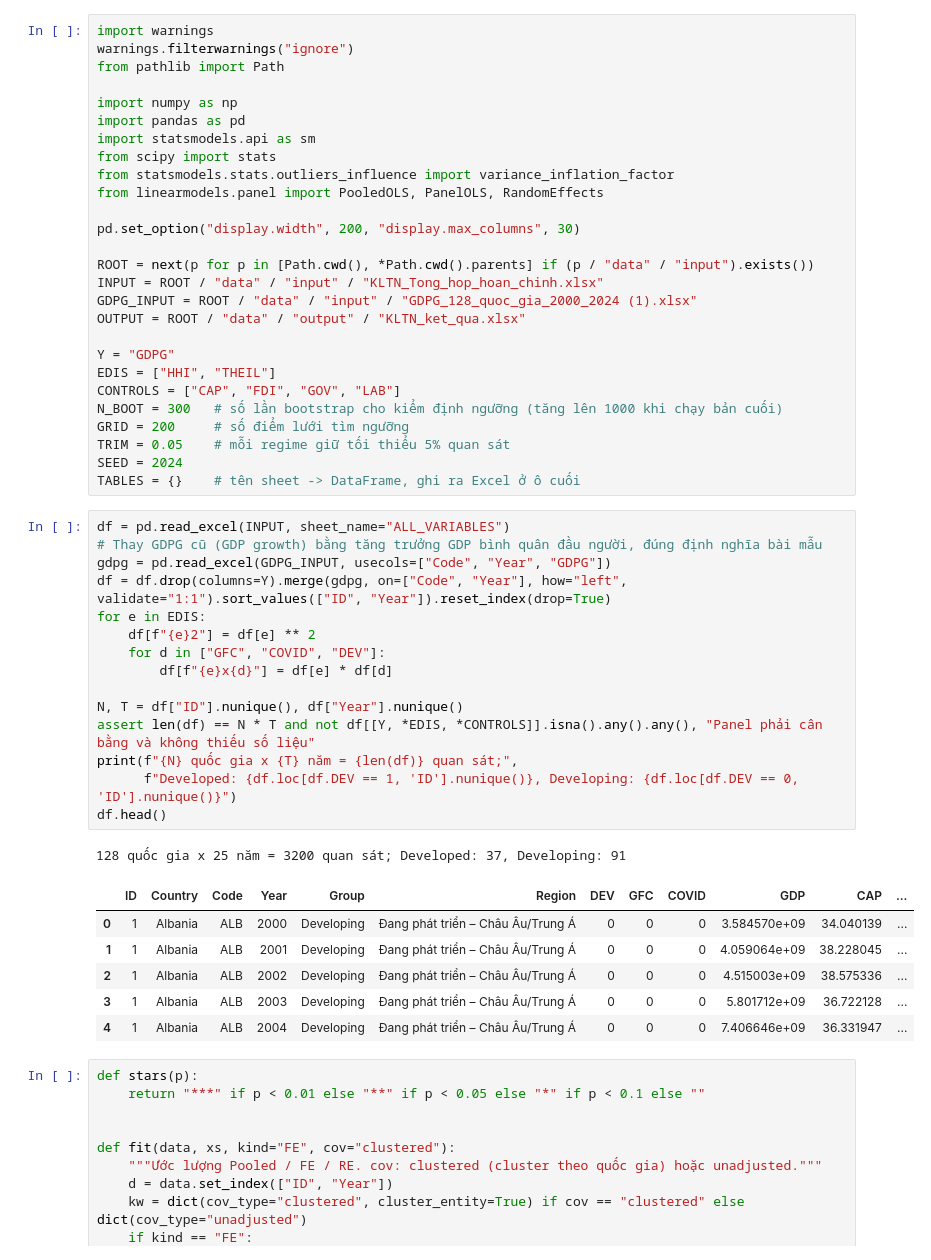
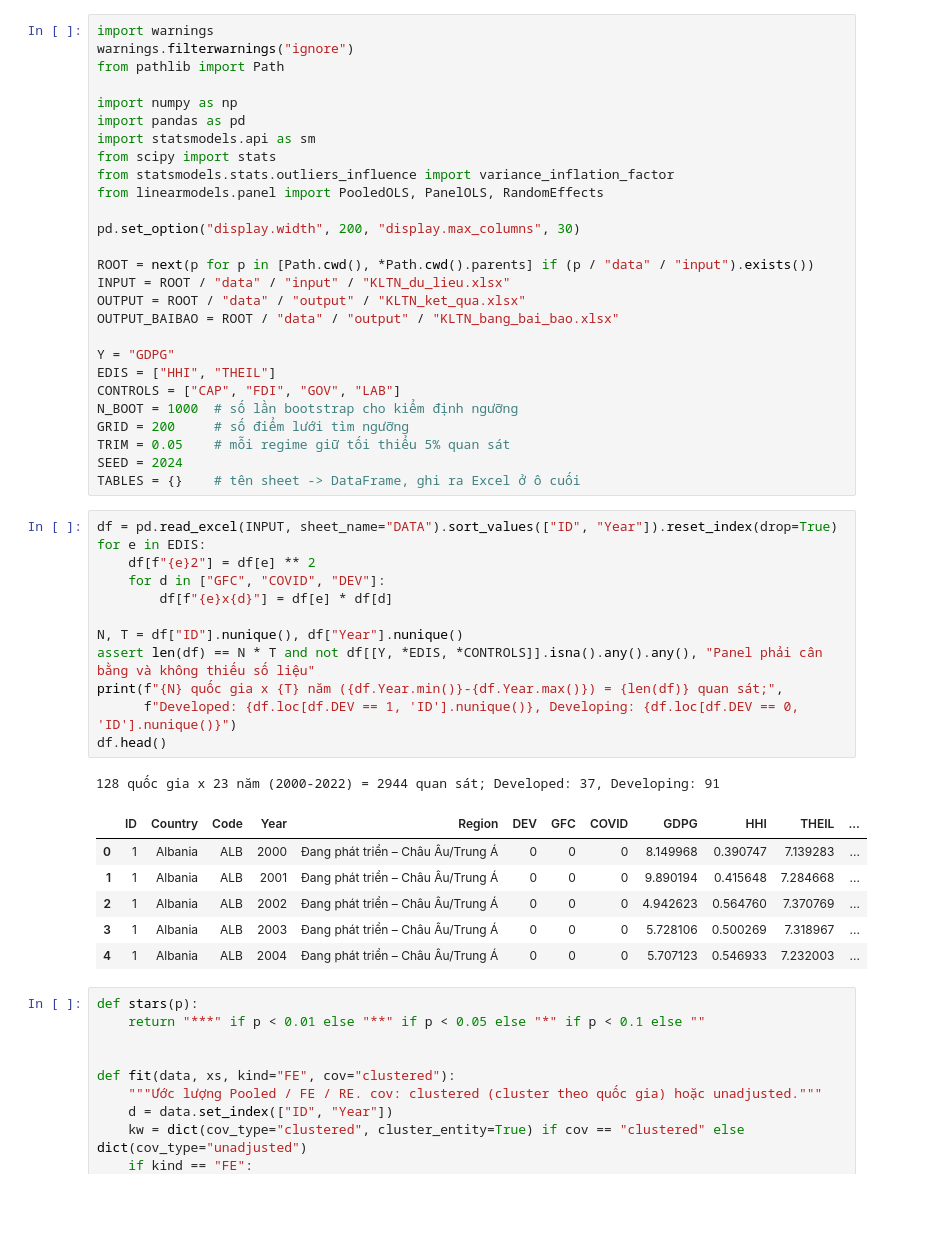
Before and after one commit to brozic-ai/kltn-gdp-analysis, a Jupyter notebook: jupiter_notebook/KLTN_phan_tich_data.ipynb, the cells around one changed output. Cells and saved outputs as stored; diff of their text form; blank space fills up the shorter version.

```diff
--- a/jupiter_notebook/KLTN_phan_tich_data.ipynb
+++ b/jupiter_notebook/KLTN_phan_tich_data.ipynb
@@ -21,41 +26,38 @@ from linearmodels.panel import PooledOLS, PanelOLS, RandomEffects
 pd.set_option("display.width", 200, "display.max_columns", 30)
 
 ROOT = next(p for p in [Path.cwd(), *Path.cwd().parents] if (p / "data" / "input").exists())
-INPUT = ROOT / "data" / "input" / "KLTN_Tong_hop_hoan_chinh.xlsx"
-GDPG_INPUT = ROOT / "data" / "input" / "GDPG_128_quoc_gia_2000_2024 (1).xlsx"
+INPUT = ROOT / "data" / "input" / "KLTN_du_lieu.xlsx"
 OUTPUT = ROOT / "data" / "output" / "KLTN_ket_qua.xlsx"
+OUTPUT_BAIBAO = ROOT / "data" / "output" / "KLTN_bang_bai_bao.xlsx"
 
 Y = "GDPG"
 EDIS = ["HHI", "THEIL"]
 CONTROLS = ["CAP", "FDI", "GOV", "LAB"]
-N_BOOT = 300   # số lần bootstrap cho kiểm định ngưỡng (tăng lên 1000 khi chạy bản cuối)
+N_BOOT = 1000  # số lần bootstrap cho kiểm định ngưỡng
 GRID = 200     # số điểm lưới tìm ngưỡng
 TRIM = 0.05    # mỗi regime giữ tối thiểu 5% quan sát
 SEED = 2024
 TABLES = {}    # tên sheet -> DataFrame, ghi ra Excel ở ô cuối
 # %%
-df = pd.read_excel(INPUT, sheet_name="ALL_VARIABLES")
-# Thay GDPG cũ (GDP growth) bằng tăng trưởng GDP bình quân đầu người, đúng định nghĩa bài mẫu
-gdpg = pd.read_excel(GDPG_INPUT, usecols=["Code", "Year", "GDPG"])
-df = df.drop(columns=Y).merge(gdpg, on=["Code", "Year"], how="left", validate="1:1").sort_values(["ID", "Year"]).reset_index(drop=True)
+df = pd.read_excel(INPUT, sheet_name="DATA").sort_values(["ID", "Year"]).reset_index(drop=True)
 for e in EDIS:
     df[f"{e}2"] = df[e] ** 2
     for d in ["GFC", "COVID", "DEV"]:
         df[f"{e}x{d}"] = df[e] * df[d]
 
 N, T = df["ID"].nunique(), df["Year"].nunique()
 assert len(df) == N * T and not df[[Y, *EDIS, *CONTROLS]].isna().any().any(), "Panel phải cân bằng và không thiếu số liệu"
-print(f"{N} quốc gia x {T} năm = {len(df)} quan sát;",
+print(f"{N} quốc gia x {T} năm ({df.Year.min()}-{df.Year.max()}) = {len(df)} quan sát;",
       f"Developed: {df.loc[df.DEV == 1, 'ID'].nunique()}, Developing: {df.loc[df.DEV == 0, 'ID'].nunique()}")
 df.head()
 # %% [output]
-128 quốc gia x 25 năm = 3200 quan sát; Developed: 37, Developing: 91
+128 quốc gia x 23 năm (2000-2022) = 2944 quan sát; Developed: 37, Developing: 91
-|  | ID | Country | Code | Year | Group | Region | DEV | GFC | COVID | GDP | CAP | ... |
-| 0 | 1 | Albania | ALB | 2000 | Developing | Đang phát triển – Châu Âu/Trung Á | 0 | 0 | 0 | 3.584570e+09 | 34.040139 | ... |
-| 1 | 1 | Albania | ALB | 2001 | Developing | Đang phát triển – Châu Âu/Trung Á | 0 | 0 | 0 | 4.059064e+09 | 38.228045 | ... |
-| 2 | 1 | Albania | ALB | 2002 | Developing | Đang phát triển – Châu Âu/Trung Á | 0 | 0 | 0 | 4.515003e+09 | 38.575336 | ... |
-| 3 | 1 | Albania | ALB | 2003 | Developing | Đang phát triển – Châu Âu/Trung Á | 0 | 0 | 0 | 5.801712e+09 | 36.722128 | ... |
-| 4 | 1 | Albania | ALB | 2004 | Developing | Đang phát triển – Châu Âu/Trung Á | 0 | 0 | 0 | 7.406646e+09 | 36.331947 | ... |
+|  | ID | Country | Code | Year | Region | DEV | GFC | COVID | GDPG | HHI | THEIL | ... |
+| 0 | 1 | Albania | ALB | 2000 | Đang phát triển – Châu Âu/Trung Á | 0 | 0 | 0 | 8.149968 | 0.390747 | 7.139283 | ... |
+| 1 | 1 | Albania | ALB | 2001 | Đang phát triển – Châu Âu/Trung Á | 0 | 0 | 0 | 9.890194 | 0.415648 | 7.284668 | ... |
+| 2 | 1 | Albania | ALB | 2002 | Đang phát triển – Châu Âu/Trung Á | 0 | 0 | 0 | 4.942623 | 0.564760 | 7.370769 | ... |
+| 3 | 1 | Albania | ALB | 2003 | Đang phát triển – Châu Âu/Trung Á | 0 | 0 | 0 | 5.728106 | 0.500269 | 7.318967 | ... |
+| 4 | 1 | Albania | ALB | 2004 | Đang phát triển – Châu Âu/Trung Á | 0 | 0 | 0 | 5.707123 | 0.546933 | 7.232003 | ... |
 # %%
 def stars(p):
     return "***" if p < 0.01 else "**" if p < 0.05 else "*" if p < 0.1 else ""
```
Also changed, not shown: parts of 30 cells of this notebook, 8 other files.
